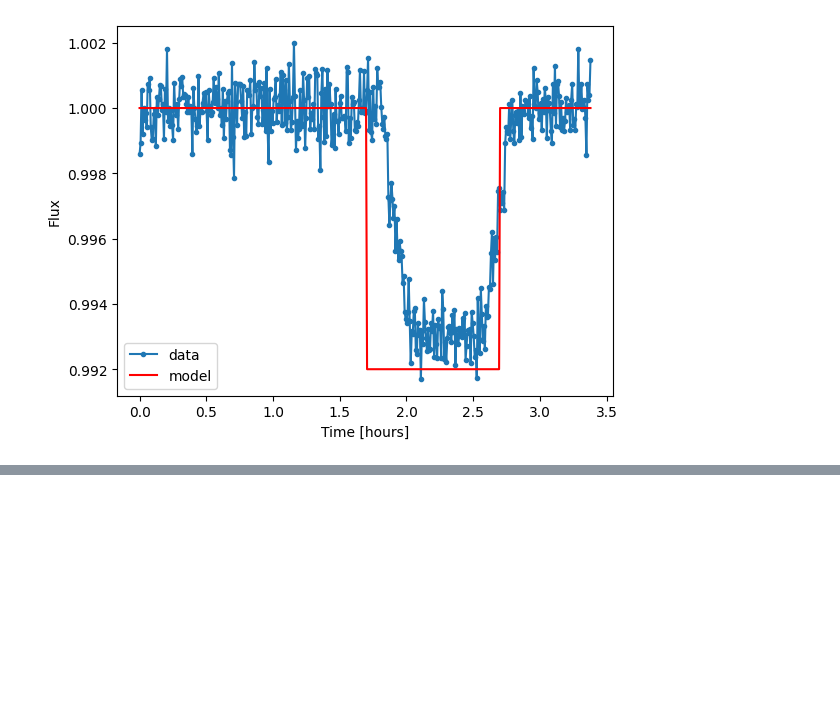
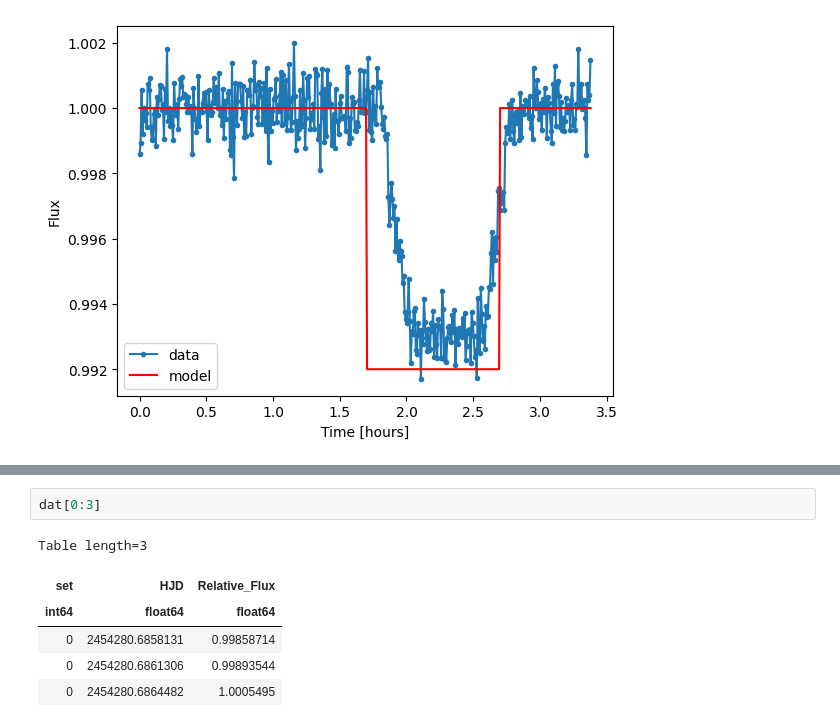
Before and after one commit to abdulom4/Astronomy, a Jupyter notebook: Transit.ipynb, the cells around one changed output, grey strips where cells are left out. Cells and saved outputs as stored; diff of their text form; blank space fills up the shorter version.

```diff
--- a/Transit.ipynb
+++ b/Transit.ipynb
@@ -116,0 +126,9 @@ plt.show() # shows the plot
+# %%
+dat[0:3]
+# %% [output]
+Table length=3
+| set | HJD | Relative_Flux |
+| int64 | float64 | float64 |
+| 0 | 2454280.6858131 | 0.99858714 |
+| 0 | 2454280.6861306 | 0.99893544 |
+| 0 | 2454280.6864482 | 1.0005495 |
```
Also changed, not shown: parts of 4 cells of this notebook.
